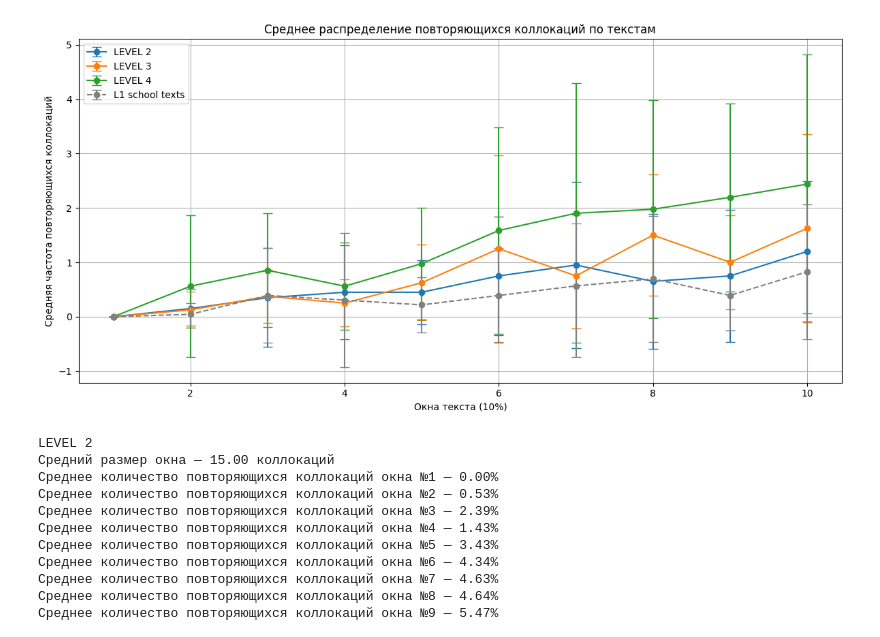
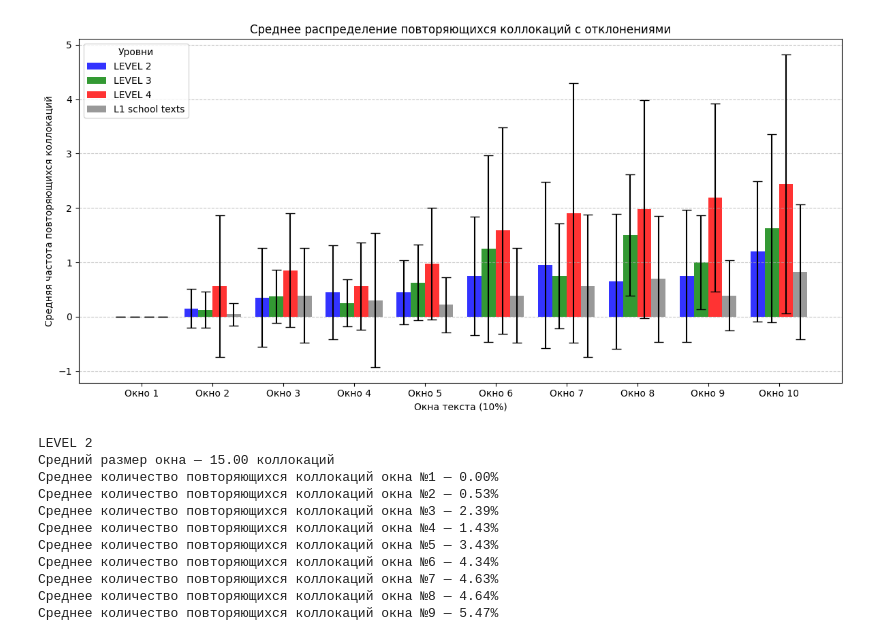
Before and after one commit to Vakhranev/Heritage, a Jupyter notebook: Распределение повторов коллокаций.ipynb, the cells around one changed output. Cells and saved outputs as stored; diff of their text form; code cells hidden in the pictures.

```diff
--- a/Распределение повторов коллокаций.ipynb
+++ b/Распределение повторов коллокаций.ipynb
@@ -51,46 +51,66 @@ def analyze_by_level(files, data, num_windows=10):
             all_repeated.append(repeated)
 
     if not all_repeated:
         return np.zeros(num_windows), np.zeros(num_windows)
 
     repeated_array = np.array(all_repeated)
     means = np.mean(repeated_array, axis=0)
     std_devs = np.std(repeated_array, axis=0)
 
     return means, std_devs
 
-# Усреднение по уровням и художественным текстам
+# Сбор данных по уровням
 num_windows = 10
 repeated_results = {}
 std_devs_results = {}
 
 for level, files in files_by_levels.items():
     means, std_devs = analyze_by_level(files, america_texts, num_windows)
     repeated_results[level] = means
     std_devs_results[level] = std_devs
 
 lib_repeated, lib_std_devs = analyze_by_level(lib_texts.keys(), lib_texts, num_windows)
 
 # Построение графика
+levels = list(repeated_results.keys()) + ["L1 school texts"]
+colors = ["blue", "green", "red", "gray"]
+
+# Создаем группированные столбцы
+x = np.arange(1, num_windows + 1)  # Позиции окон
+bar_width = 0.2  # Ширина столбцов
+offset = np.linspace(-0.3, 0.3, len(levels))  # Смещение для каждого уровня
+
 plt.figure(figsize=(12, 6))
 
-x = range(1, num_windows + 1)
+for i, level in enumerate(levels):
+    if level == "L1 school texts":
+        means, std_devs = lib_repeated, lib_std_devs
+    else:
+        means, std_devs = repeated_results[level], std_devs_results[level]
 
-for level, results in repeated_results.items():
-    std_devs = std_devs_results[level]
-    plt.errorbar(x, results, yerr=std_devs, fmt='o-', label=f"{level}", capsize=5)
+    # Рисуем столбцы
+    plt.bar(
+        x + offset[i],
+        means,
+        bar_width,
+        yerr=std_devs,
+        capsize=5,
+        label=level,
+        color=colors[i],
+        alpha=0.8
+    )
 
-plt.errorbar(x, lib_repeated, yerr=lib_std_devs, fmt='o--', label='L1 school texts', capsize=5, color='gray')
-
-plt.xlabel('Окна текста (10%)')
-plt.ylabel('Средняя частота повторяющихся коллокаций')
-plt.title('Среднее распределение повторяющихся коллокаций по текстам')
-plt.legend()
-plt.grid()
+# Настройка осей и легенды
+plt.xticks(x, [f"Окно {i}" for i in x])  # Метки на оси X
+plt.xlabel("Окна текста (10%)")
+plt.ylabel("Средняя частота повторяющихся коллокаций")
+plt.title("Среднее распределение повторяющихся коллокаций с отклонениями")
+plt.legend(title="Уровни")
+plt.grid(axis="y", linestyle="--", alpha=0.7)
 plt.tight_layout()
 plt.show()
 # %% [output]
-[figure, old version]
+[figure, new version]
 # %%
 import json
 import numpy as np
```
